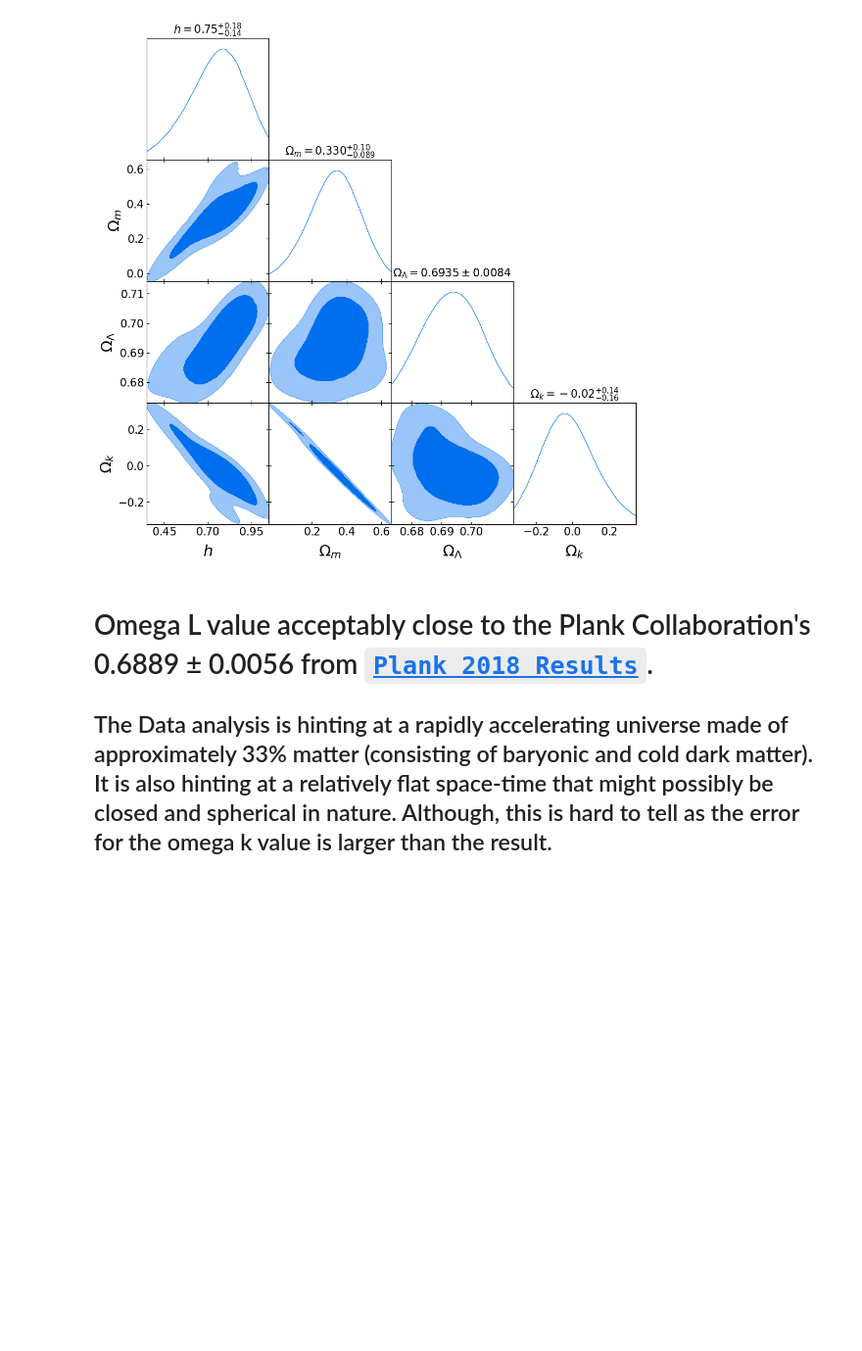
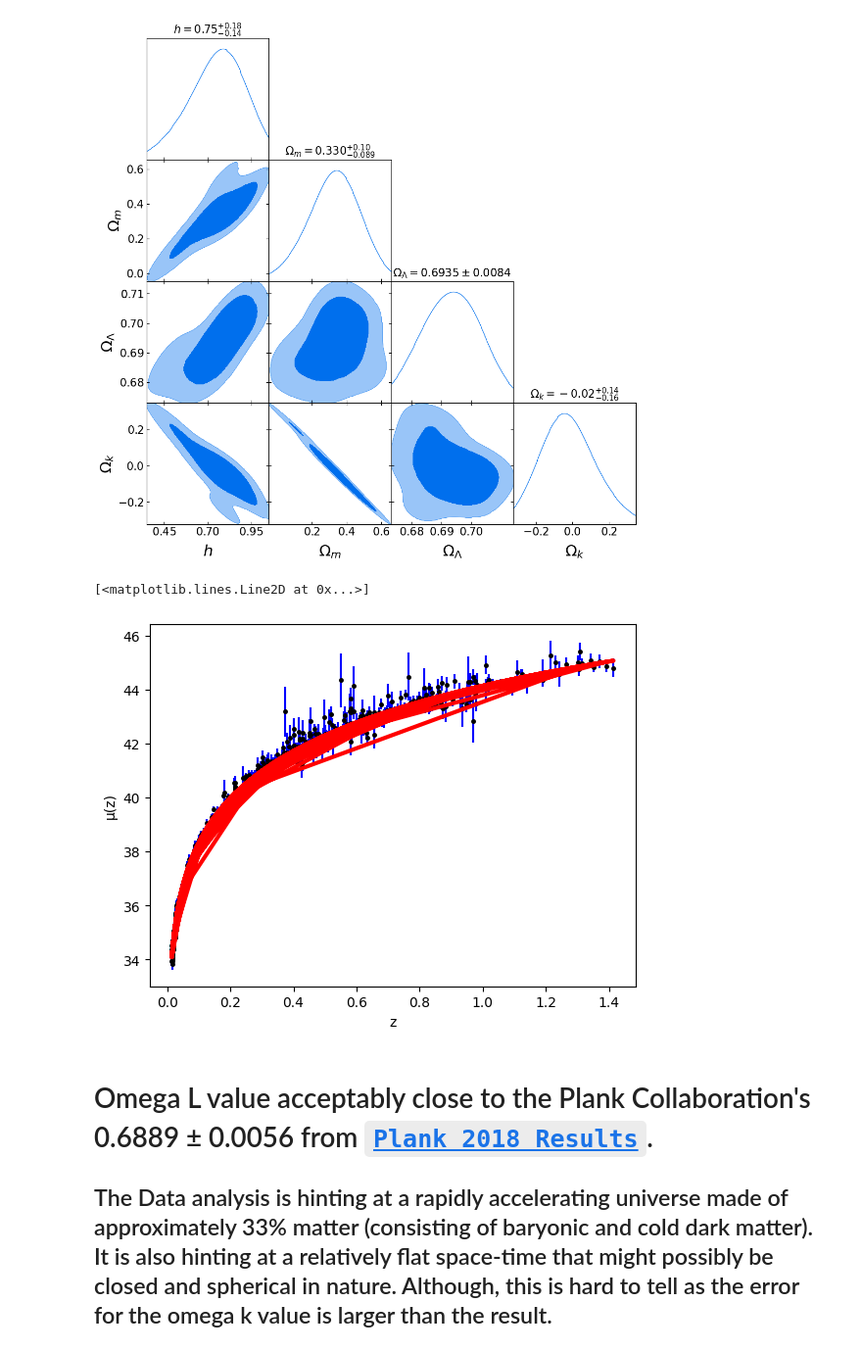
Before and after one commit to SmrithiCh/PRA3024-, a Jupyter notebook: PRA3024_Cosmology_W3.ipynb, the cells around one changed output. Shown: that part at 98% size. Saved outputs shown, nothing was run; the diff lists cells and outputs as text; code cells hidden in the pictures; blank space fills up the shorter version.

```diff
--- a/PRA3024_Cosmology_W3.ipynb
+++ b/PRA3024_Cosmology_W3.ipynb
@@ -748,6 +754,31 @@ WARNING:root:2D kernel density bandwidth optimizer failed for h, Omegak. Using f
 WARNING:root:2D kernel density bandwidth optimizer failed for OmegaM, OmegaL. Using fallback width: f(a) and f(b) must have different signs
 WARNING:root:2D kernel density bandwidth optimizer failed for OmegaL, Omegak. Using fallback width: f(a) and f(b) must have different signs
 [figure]
+# %%
+# Plot distance modulus calculated using the new parameters versus redshift
+# and compare with the original data
+
+%matplotlib inline
+plt.xlabel("z")
+plt.ylabel("μ(z)")
+plt.errorbar(zs, distance_modulus,\
+             yerr=error_distance_modulus,\
+             fmt='.',\
+             color='black',\
+             ecolor='blue',\
+             markersize=5)
+
+plt.plot(dataframe['redshift'],
+         mu_vec(samples1.mean('h'),
+                 samples1.mean('OmegaM'),
+                 samples1.mean("OmegaL")),
+        color='red',
+        label='Best fit',
+        lw = 3,
+        zorder = 3)
+# %% [output]
+[<matplotlib.lines.Line2D at 0x...>]
+[figure, added]
 # %% [markdown]
 # Omega L value acceptably close to the Plank Collaboration's 0.6889 ± 0.0056 from [`Plank 2018 Results`](https://arxiv.org/abs/1807.06209).
 
```
Also changed, not shown: parts of 6 cells of this notebook.
